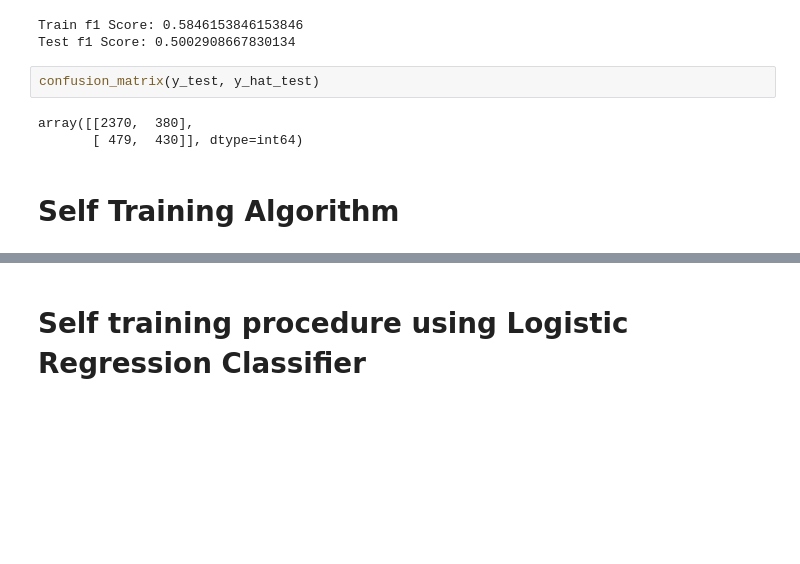
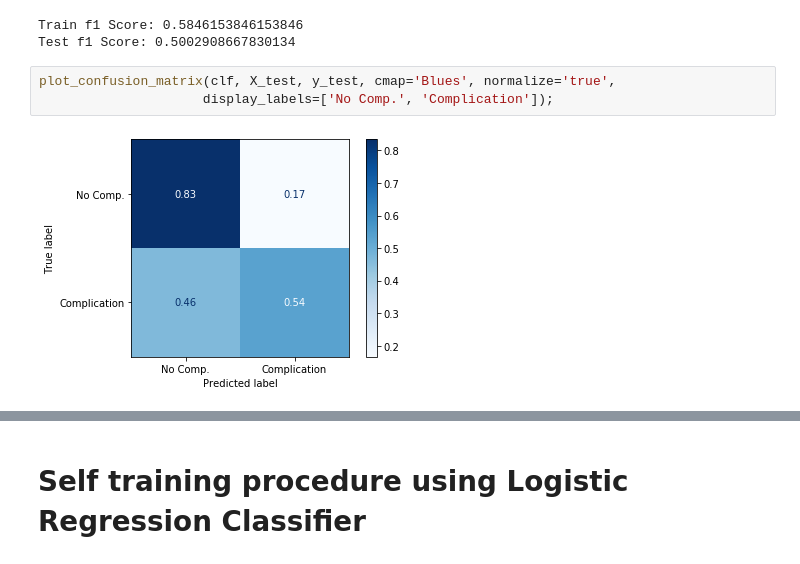
Before and after one commit to douglaspsteen/self_training_example, a Jupyter notebook: self_training.ipynb, the cells around one changed output, grey strips where cells are left out. Drawn from its saved outputs; the diff is of its cells as text; blank space fills up the shorter version.

```diff
--- a/self_training.ipynb
+++ b/self_training.ipynb
@@ -101,10 +117,8 @@ print(f"Test f1 Score: {test_f1}")
 # %% [output]
 Train f1 Score: 0.5846153846153846
 Test f1 Score: 0.5002908667830134
-# %%
-confusion_matrix(y_test, y_hat_test)
-# %% [output]
-array([[2370,  380],
-       [ 479,  430]], dtype=int64)
-# %% [markdown]
-# Self Training Algorithm
+# %%
+plot_confusion_matrix(clf, X_test, y_test, cmap='Blues', normalize='true',
+                     display_labels=['No Comp.', 'Complication']);
+# %% [output]
+[figure, added]
```
Also changed, not shown: parts of 19 cells of this notebook, 2 other files.
